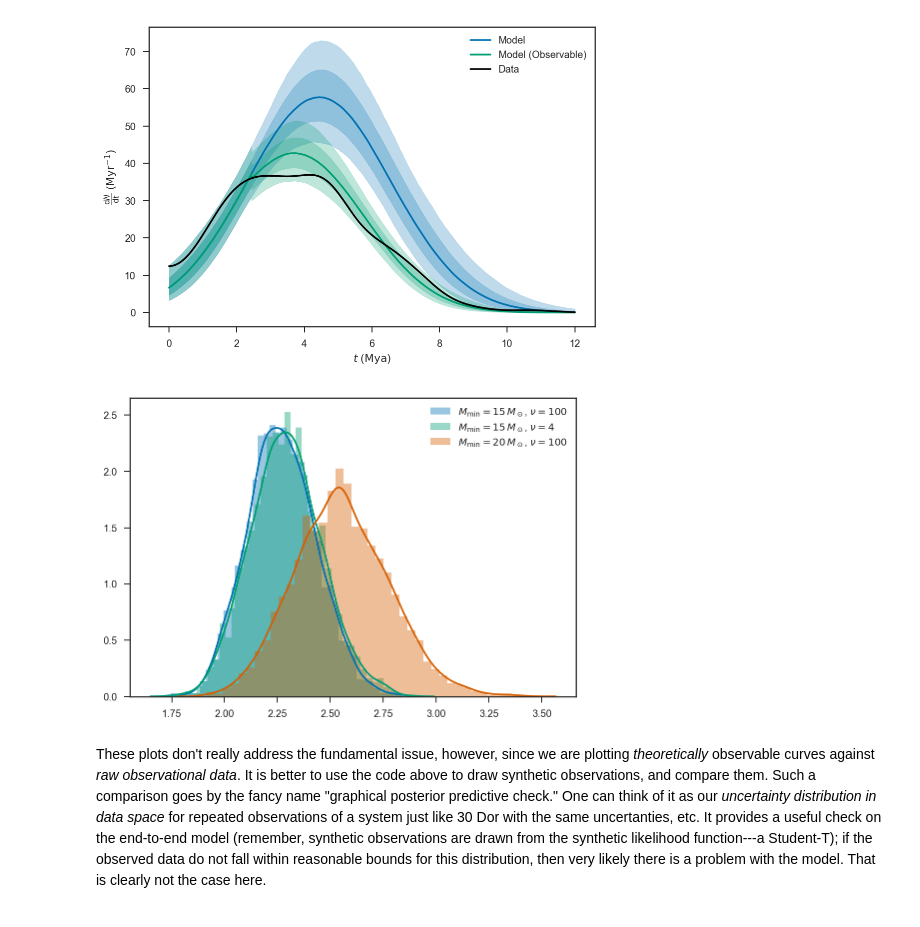
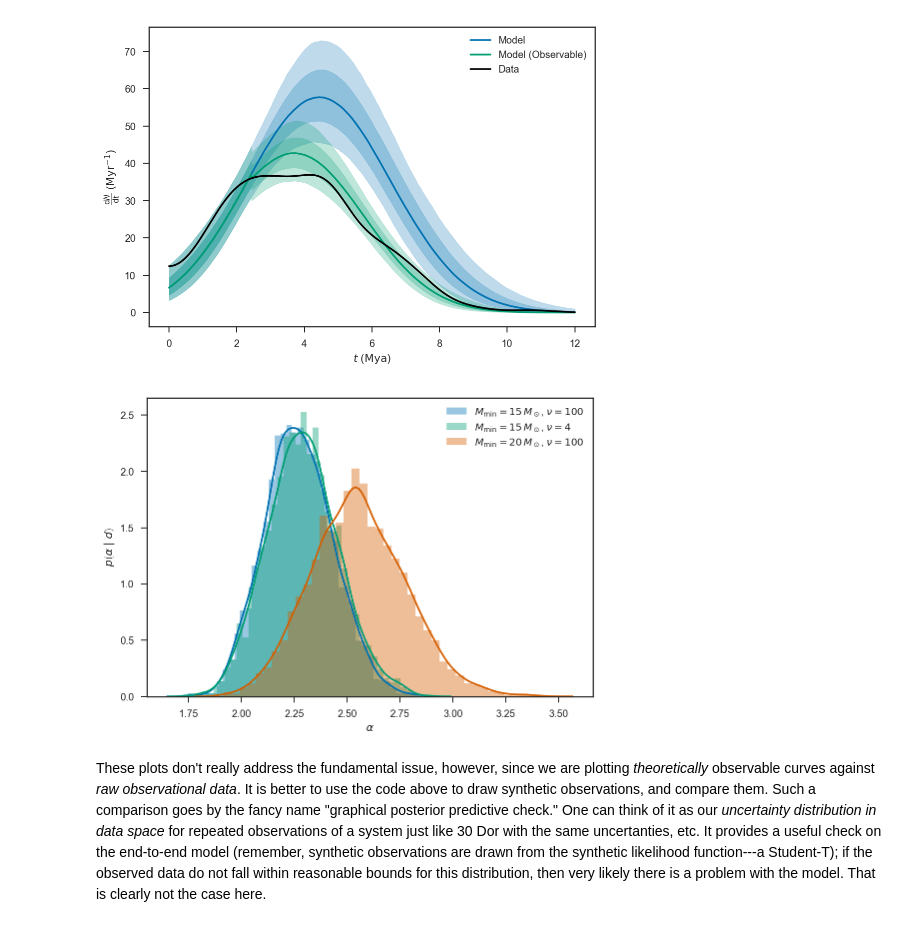
Before and after one commit to farr/30DorIMF, a Jupyter notebook: IMF.ipynb, the cells around one changed output. Drawn from its saved outputs; the diff is of its cells as text; code cells hidden in the pictures.

```diff
--- a/IMF.ipynb
+++ b/IMF.ipynb
@@ -217,7 +217,7 @@ def dump_fit(model, fit, file):
         pickle.dump(fit, out)
         pickle.dump(chain, out)
 
-def load_fit(file, return_model=False, return_chain=False):
+def load_fit(file):
     with bz2.BZ2File(file, 'r') as inp:
         model = pickle.load(inp)
         fit = pickle.load(inp)
@@ -540,12 +551,15 @@ savefig('dNdt-model.pdf')
 # %%
 sns.distplot(chain['alpha'], label=r'$M_\mathrm{min} = 15 \, M_\odot$, $\nu = 100$')
 sns.distplot(chain_broad['alpha'], label=r'$M_\mathrm{min} = 15 \, M_\odot$, $\nu = 4$')
 sns.distplot(chain_high_mass['alpha'], label=r'$M_\mathrm{min} = 20 \, M_\odot$, $\nu = 100$')
 legend(loc='best')
 
+xlabel(r'$\alpha$')
+ylabel(r'$p\left( \alpha \mid d \right)$')
+
 savefig('alpha.pdf')
 # %% [output]
-[figure, old version]
+[figure, new version]
 # %% [markdown]
 These plots don't really address the fundamental issue, however, since we are plotting *theoretically* observable curves against *raw observational data*.  It is better to use the code above to draw synthetic observations, and compare them.  Such a comparison goes by the fancy name "graphical posterior predictive check."  One can think of it as our *uncertainty distribution in data space* for repeated observations of a system just like 30 Dor with the same uncertanties, etc.  It provides a useful check on the end-to-end model (remember, synthetic observations are drawn from the synthetic likelihood function---a Student-T); if the observed data do not fall within reasonable bounds for this distribution, then very likely there is a problem with the model.  That is clearly not the case here.
 # %% [markdown]
```
Also changed, not shown: parts of 23 cells of this notebook, 13 other files.
